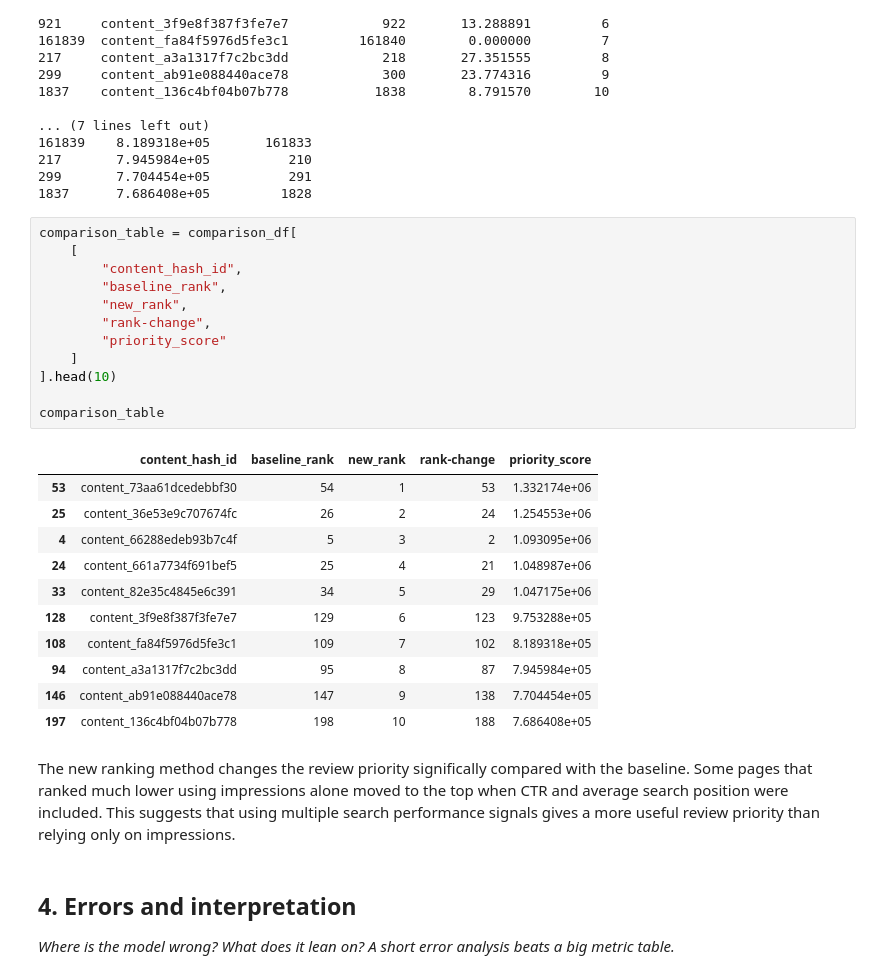
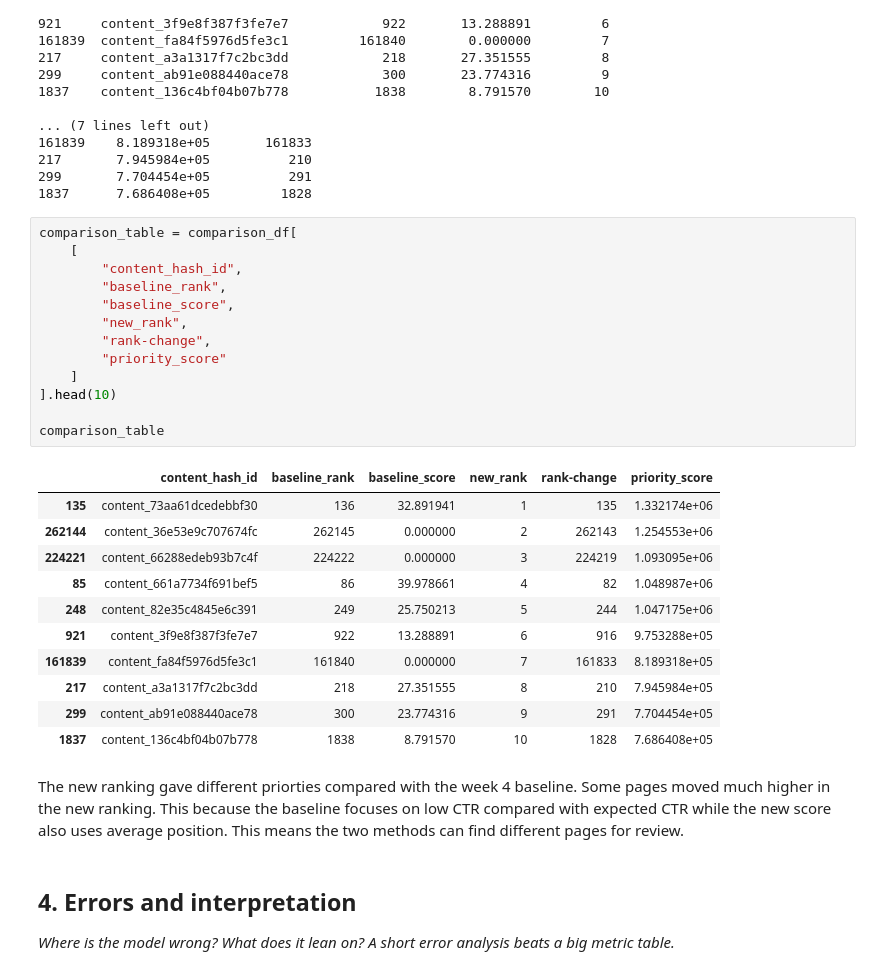
Before and after one commit to engyelgamal18/flyrank-ml-internship-engy, a Jupyter notebook: work/notebooks/w05_model.ipynb, the cells around one changed output. Saved outputs shown, nothing was run; the diff lists cells and outputs as text.

Commit message:
Week 5 baseline comparison

```diff
--- a/work/notebooks/w05_model.ipynb
+++ b/work/notebooks/w05_model.ipynb
@@ -268,29 +269,30 @@ print(comparison_df.head(10))
 # %%
 comparison_table = comparison_df[
     [
         "content_hash_id",
         "baseline_rank",
+        "baseline_score",
         "new_rank",
         "rank-change",
         "priority_score"
     ]
 ].head(10)
 
 comparison_table
 # %% [output]
-|  | content_hash_id | baseline_rank | new_rank | rank-change | priority_score |
-| 53 | content_73aa61dcedebbf30 | 54 | 1 | 53 | 1.332174e+06 |
-| 25 | content_36e53e9c707674fc | 26 | 2 | 24 | 1.254553e+06 |
-| 4 | content_66288edeb93b7c4f | 5 | 3 | 2 | 1.093095e+06 |
-| 24 | content_661a7734f691bef5 | 25 | 4 | 21 | 1.048987e+06 |
-| 33 | content_82e35c4845e6c391 | 34 | 5 | 29 | 1.047175e+06 |
-| 128 | content_3f9e8f387f3fe7e7 | 129 | 6 | 123 | 9.753288e+05 |
-| 108 | content_fa84f5976d5fe3c1 | 109 | 7 | 102 | 8.189318e+05 |
-| 94 | content_a3a1317f7c2bc3dd | 95 | 8 | 87 | 7.945984e+05 |
-| 146 | content_ab91e088440ace78 | 147 | 9 | 138 | 7.704454e+05 |
-| 197 | content_136c4bf04b07b778 | 198 | 10 | 188 | 7.686408e+05 |
+|  | content_hash_id | baseline_rank | baseline_score | new_rank | rank-change | priority_score |
+| 135 | content_73aa61dcedebbf30 | 136 | 32.891941 | 1 | 135 | 1.332174e+06 |
+| 262144 | content_36e53e9c707674fc | 262145 | 0.000000 | 2 | 262143 | 1.254553e+06 |
+| 224221 | content_66288edeb93b7c4f | 224222 | 0.000000 | 3 | 224219 | 1.093095e+06 |
+| 85 | content_661a7734f691bef5 | 86 | 39.978661 | 4 | 82 | 1.048987e+06 |
+| 248 | content_82e35c4845e6c391 | 249 | 25.750213 | 5 | 244 | 1.047175e+06 |
+| 921 | content_3f9e8f387f3fe7e7 | 922 | 13.288891 | 6 | 916 | 9.753288e+05 |
+| 161839 | content_fa84f5976d5fe3c1 | 161840 | 0.000000 | 7 | 161833 | 8.189318e+05 |
+| 217 | content_a3a1317f7c2bc3dd | 218 | 27.351555 | 8 | 210 | 7.945984e+05 |
+| 299 | content_ab91e088440ace78 | 300 | 23.774316 | 9 | 291 | 7.704454e+05 |
+| 1837 | content_136c4bf04b07b778 | 1838 | 8.791570 | 10 | 1828 | 7.686408e+05 |
 # %% [markdown]
-The new ranking method changes the review priority significally compared with the baseline. Some pages that ranked much lower using impressions alone moved to the top when CTR and average search position were included. This suggests that using multiple search performance signals gives a more useful review priority than relying only on impressions.
+The new ranking gave different priorties compared with the week 4 baseline. Some pages moved much higher in the new ranking. This because the baseline focuses on low CTR compared with expected CTR while the new score also uses average position. This means the two methods can find different pages for review.
 # %% [markdown]
 ## 4. Errors and interpretation
 
```
Also changed, not shown: parts of 3 cells of this notebook.
